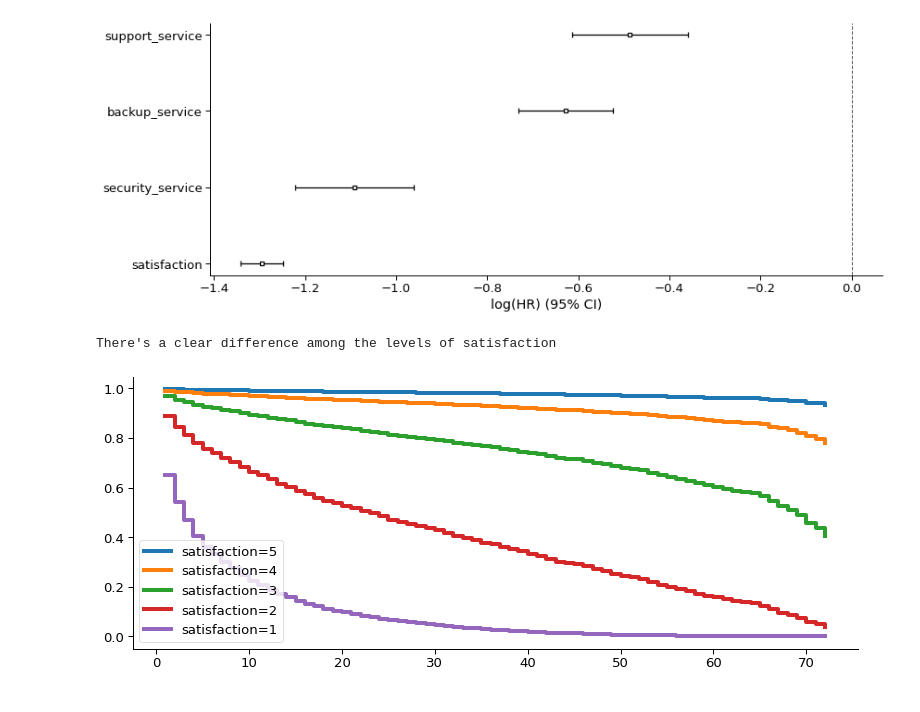
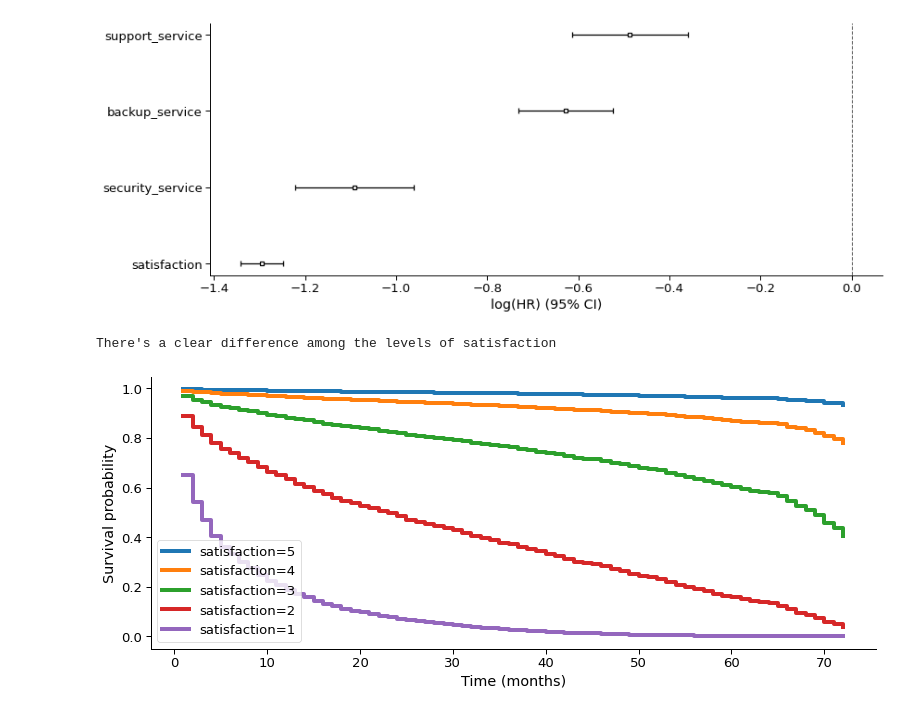
Before and after one commit to razielar/coursera_time_series_forecasting, a Jupyter notebook: survival_analysis/survival.analysis.ipynb, the cells around one changed output. Cells and saved outputs as stored; diff of their text form; code cells hidden in the pictures.

Commit message:
save interesting plots for survival analysis

```diff
--- a/survival_analysis/survival.analysis.ipynb
+++ b/survival_analysis/survival.analysis.ipynb
@@ -20,6 +20,7 @@ from lifelines import KaplanMeierFitter, CoxPHFitter
 # %%
 # Custom functions:
 import src.colorsetup
+image_path= '../plots/survival_analysis/'
 # %% [markdown]
 ## Input Data
 # %%
@@ -207,9 +215,15 @@ plt.show()
 Satisfaciton is the most important feature for our model
 [figure]
 # %%
+plot_name= 'partial.effects.cph.model.png'
+
 print("There's a clear difference among the levels of satisfaction")
 new_model.plot_partial_effects_on_outcome(covariates= 'satisfaction', values= [5,4,3,2,1], plot_baseline= False, lw= 4)
+
+plt.ylabel('Survival probability')
+plt.xlabel('Time (months)')
+plt.savefig(image_path+plot_name, transparent= True, bbox_inches= 'tight')
 plt.show()
 # %% [output]
 There's a clear difference among the levels of satisfaction
-[figure, old version]
+[figure, new version]
```
Also changed, not shown: parts of 5 cells of this notebook, 32 other files.
